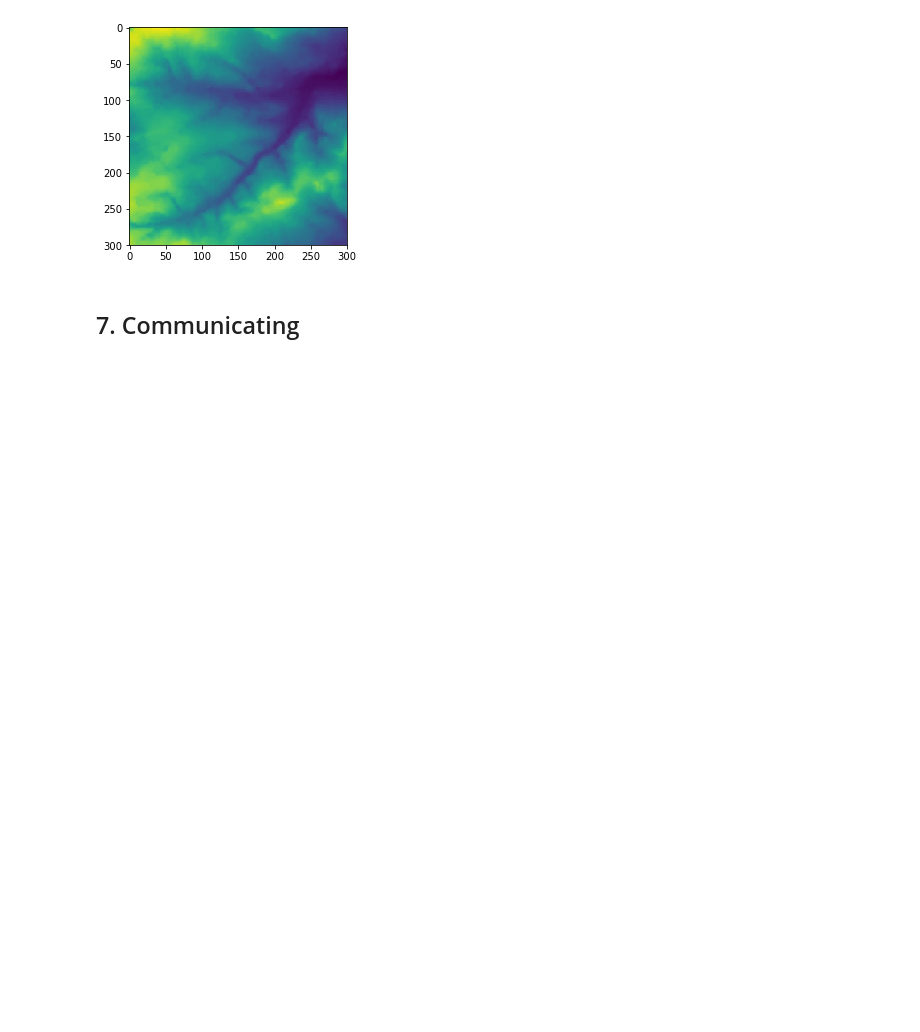
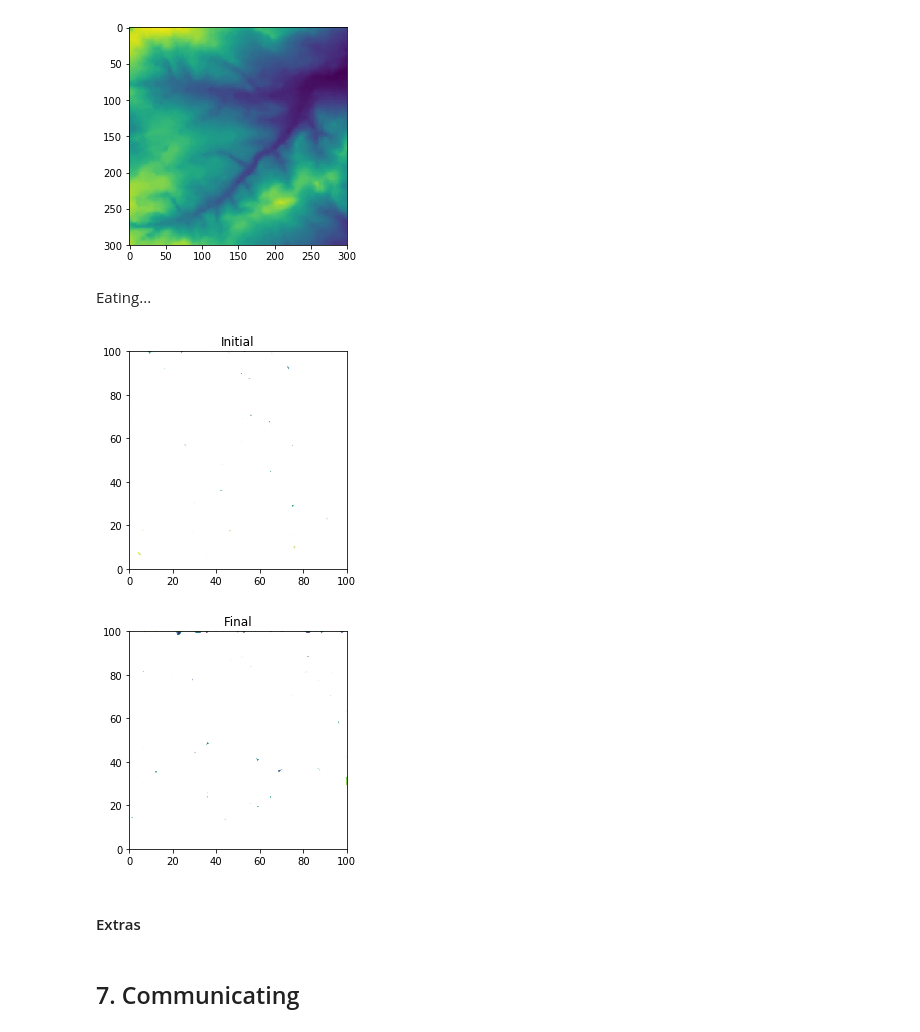
Before and after one commit to amiraliemami/SheepSim, a Jupyter notebook: Jupyter Workbook.ipynb, the cells around one changed output. Cells and saved outputs as stored; diff of their text form; code cells hidden in the pictures; blank space fills up the shorter version.

Commit message:
add extras to 6

```diff
--- a/Jupyter Workbook.ipynb
+++ b/Jupyter Workbook.ipynb
@@ -378,3 +378,63 @@ plt.imshow(environment)
 plt.show()
 # %% [output]
 [figure]
+# %% [markdown]
+Eating...
+# %%
+import agentframework as af
+import random
+import numpy as np
+import matplotlib.pyplot as plt
+random.seed(100)
+
+#### INITIALISE
+
+environment = []
+with open('demos/in.txt') as f:
+    for line in f:
+        parsed_line = line.split(',')
+        rowlist = []
+        for value in parsed_line:
+            rowlist.append(int(value))
+        environment.append(rowlist)
+
+
+num_of_agents = 10
+agents = []
+for _ in range(num_of_agents):
+    agents.append(af.Agent(environment))
+
+
+# plot initial positions
+np_agents = np.array([[agent.x,agent.y] for agent in agents])
+plt.scatter(np_agents[:,0],np_agents[:,1],c='white',label='Initial')
+plt.imshow(environment)
+plt.ylim(0, 100)
+plt.xlim(0, 100)
+plt.title('Initial')
+plt.show()
+
+
+#### MOVE AND EAT
+
+num_steps = 1000
+for _ in range(num_steps):
+    for i in range(len(agents)):
+        agents[i].move()
+        agents[i].eat()
+
+# plot final positions
+np_agents_new = np.array([[agent.x,agent.y] for agent in agents])
+plt.scatter(np_agents_new[:,0],np_agents_new[:,1],c='white',label='Final')
+plt.imshow(environment)
+
+plt.title('Final')
+#plt.legend()
+plt.ylim(0, 100)
+plt.xlim(0, 100)
+plt.show()
+# %% [output]
+[figure, added]
+[figure, added]
+# %% [markdown]
+#### Extras
```
Also changed, not shown: parts of 1 cell of this notebook, 3 other files.
